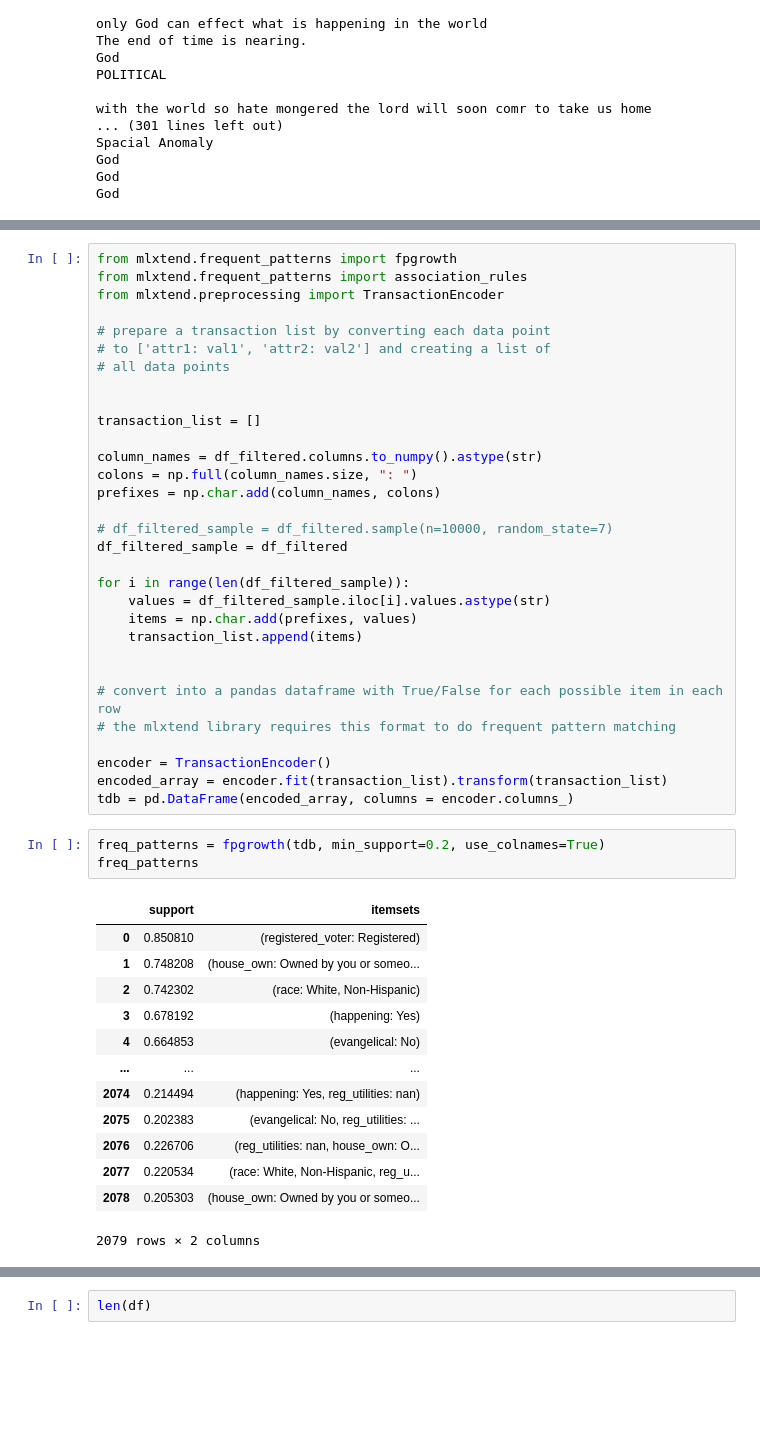
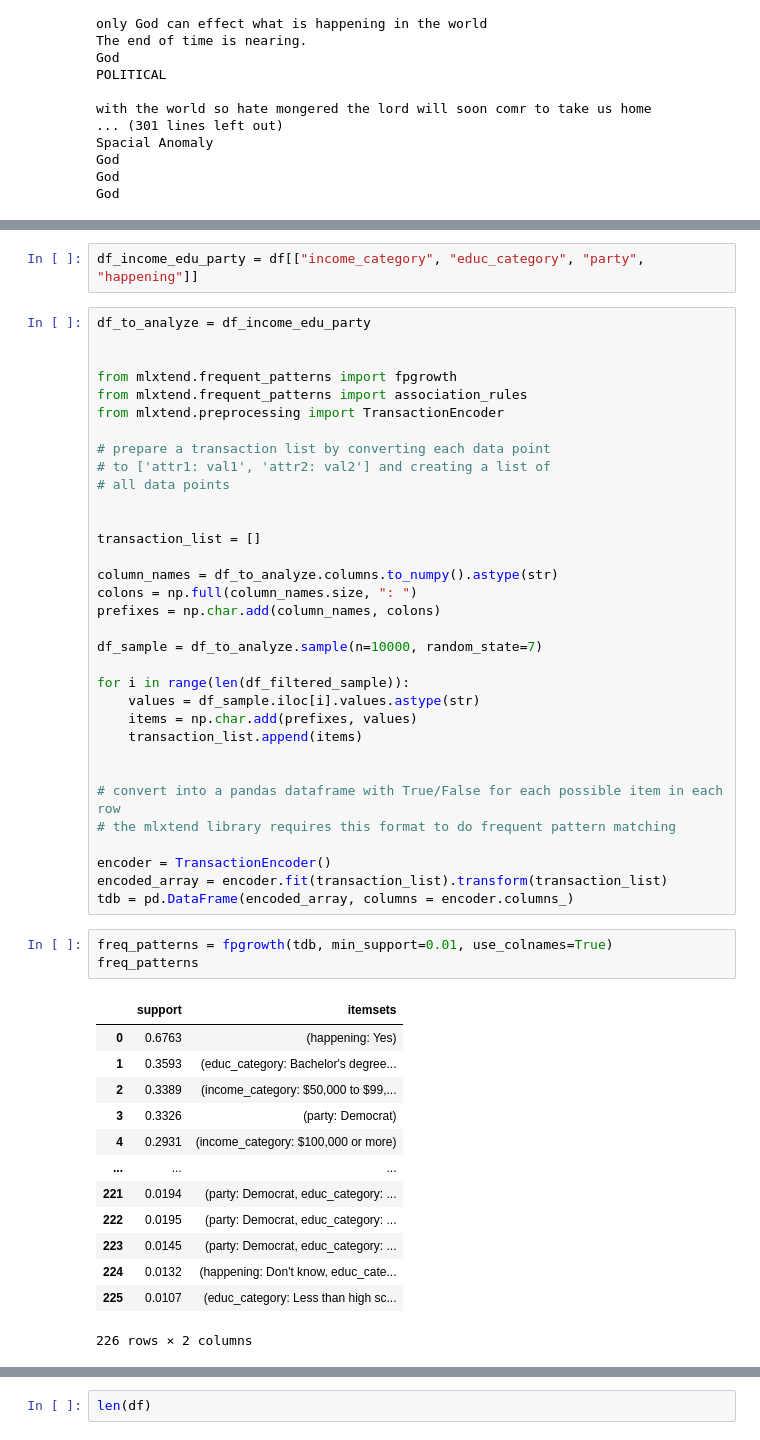
Before and after one commit to adam-kosinski/Climate-Opinions, a Jupyter notebook: pattern_mining.ipynb, the cells around one changed output, grey strips where cells are left out. Drawn from its saved outputs; the diff is of its cells as text; blank space fills up the shorter version.

Commit message:
Messing around with pattern mining and weights a bunch

```diff
--- a/pattern_mining.ipynb
+++ b/pattern_mining.ipynb
@@ -72,4 +91,9 @@ Index(['year', 'happening', 'cause_recoded', 'sci_consensus', 'worry',
+# %%
+df_income_edu_party = df[["income_category", "educ_category", "party", "happening"]]
 # %%
+df_to_analyze = df_income_edu_party
+
+
 from mlxtend.frequent_patterns import fpgrowth
 from mlxtend.frequent_patterns import association_rules
 from mlxtend.preprocessing import TransactionEncoder
@@ -81,15 +105,14 @@ from mlxtend.preprocessing import TransactionEncoder
 
 transaction_list = []
 
-column_names = df_filtered.columns.to_numpy().astype(str)
+column_names = df_to_analyze.columns.to_numpy().astype(str)
 colons = np.full(column_names.size, ": ")
 prefixes = np.char.add(column_names, colons)
 
-# df_filtered_sample = df_filtered.sample(n=10000, random_state=7)
-df_filtered_sample = df_filtered
+df_sample = df_to_analyze.sample(n=10000, random_state=7)
 
 for i in range(len(df_filtered_sample)):
-    values = df_filtered_sample.iloc[i].values.astype(str)
+    values = df_sample.iloc[i].values.astype(str)
     items = np.char.add(prefixes, values)
     transaction_list.append(items)
 
@@ -101,19 +124,19 @@ encoder = TransactionEncoder()
 encoded_array = encoder.fit(transaction_list).transform(transaction_list)
 tdb = pd.DataFrame(encoded_array, columns = encoder.columns_)
 # %%
-freq_patterns = fpgrowth(tdb, min_support=0.2, use_colnames=True)
+freq_patterns = fpgrowth(tdb, min_support=0.01, use_colnames=True)
 freq_patterns
 # %% [output]
 |  | support | itemsets |
-| 0 | 0.850810 | (registered_voter: Registered) |
-| 1 | 0.748208 | (house_own: Owned by you or someo... |
-| 2 | 0.742302 | (race: White, Non-Hispanic) |
-| 3 | 0.678192 | (happening: Yes) |
-| 4 | 0.664853 | (evangelical: No) |
+| 0 | 0.6763 | (happening: Yes) |
+| 1 | 0.3593 | (educ_category: Bachelor's degree... |
+| 2 | 0.3389 | (income_category: $50,000 to $99,... |
+| 3 | 0.3326 | (party: Democrat) |
+| 4 | 0.2931 | (income_category: $100,000 or more) |
 | ... | ... | ... |
-| 2074 | 0.214494 | (happening: Yes, reg_utilities: nan) |
-| 2075 | 0.202383 | (evangelical: No, reg_utilities: ... |
-| 2076 | 0.226706 | (reg_utilities: nan, house_own: O... |
-| 2077 | 0.220534 | (race: White, Non-Hispanic, reg_u... |
-| 2078 | 0.205303 | (house_own: Owned by you or someo... |
+| 221 | 0.0194 | (party: Democrat, educ_category: ... |
+| 222 | 0.0195 | (party: Democrat, educ_category: ... |
+| 223 | 0.0145 | (party: Democrat, educ_category: ... |
+| 224 | 0.0132 | (happening: Don't know, educ_cate... |
+| 225 | 0.0107 | (educ_category: Less than high sc... |
-2079 rows × 2 columns
+226 rows × 2 columns
```
Also changed, not shown: parts of 10 cells of this notebook, 1 other file.
